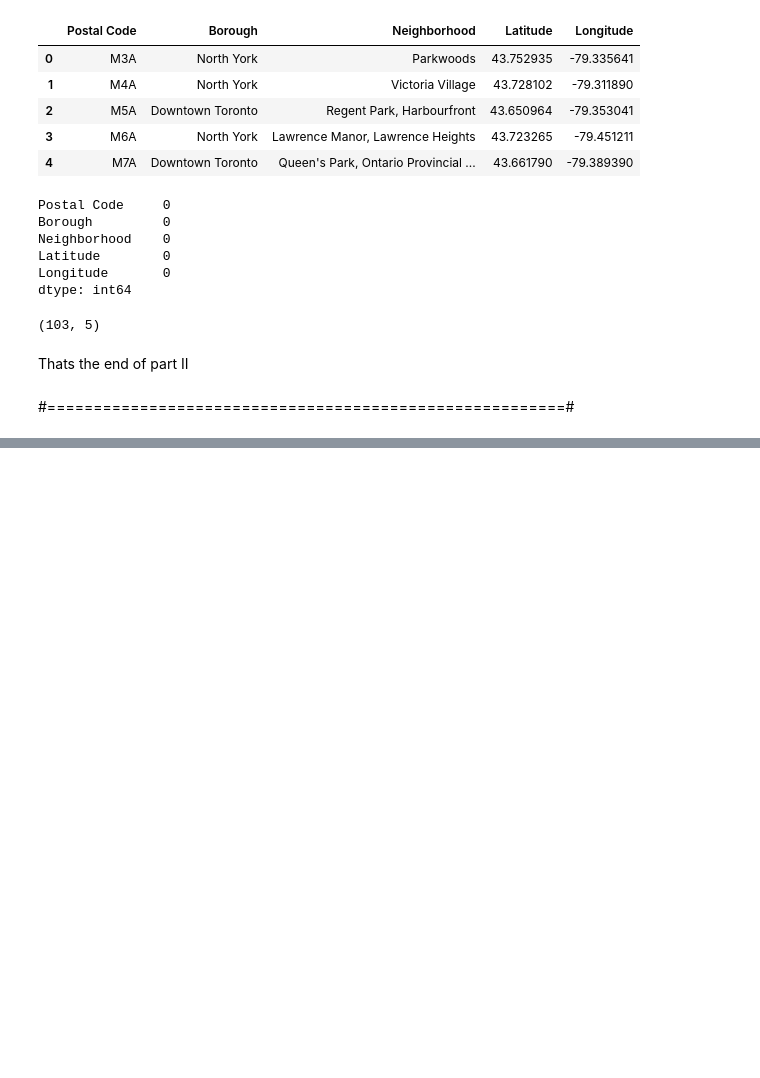
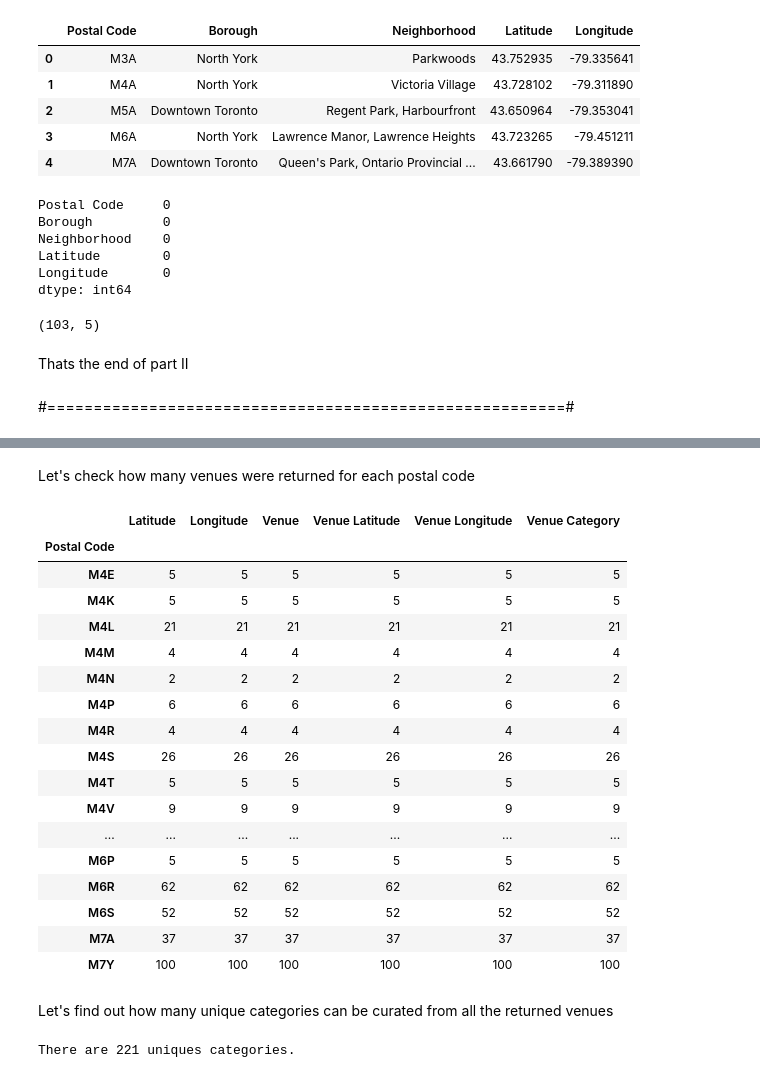
Before and after one commit to yrangana/Coursera_Capstone, a Jupyter notebook: Neighbourhoods in Toronto.ipynb, the cells around one changed output, grey strips where cells are left out. Saved outputs shown, nothing was run; the diff lists cells and outputs as text; code cells hidden in the pictures; blank space fills up the shorter version.

```diff
--- a/Neighbourhoods in Toronto.ipynb
+++ b/Neighbourhoods in Toronto.ipynb
@@ -116,0 +161,3 @@ Thats the end of part II
+# %%
+Toronto_data = df[df['Borough'].str.contains("Toronto")].reset_index(drop=True)
+Toronto_data.head()
@@ -116,0 +173,18 @@ Thats the end of part II
+# %%
+map_Toronto = folium.Map(location=[latitude, longitude], zoom_start=12)
+
+# add markers to map
+for lat, lng, borough, neighborhood, postalcode in zip(Toronto_data['Latitude'], Toronto_data['Longitude'], Toronto_data['Borough'], Toronto_data['Neighborhood'], Toronto_data['Postal Code']):
+    label = '{}, {}, {}'.format(neighborhood, borough, postalcode)
+    label = folium.Popup(label, parse_html=True)
+    folium.CircleMarker(
+        [lat, lng],
+        radius=5,
+        popup=label,
+        color='blue',
+        fill=True,
+        fill_color='#3fedfd',
+        fill_opacity=0.7,
+        parse_html=False).add_to(map_Toronto)
+
+map_Toronto
@@ -116,0 +195,8 @@ Thats the end of part II
+# %%
+# @hidden_cell
+
+#--hiddden Cell--
+CLIENT_ID = 'JVAJQW02IZA3S0PSEZRKFKYKRCQFUVPRQMOUQXUWZPE3GTTC' # your Foursquare ID
+CLIENT_SECRET = 'GBGDWNUUEVAFGGOLAANN12T1LYOTB5J13HDGE34220E0HN2K' # your Foursquare Secret
+VERSION = '20200531' # Foursquare API version
+LIMIT = 100
@@ -116,0 +247,5 @@ Thats the end of part II
+# %%
+Toronto_venues = getNearbyVenues(postalcode=Toronto_data['Postal Code'],
+                                   latitudes=Toronto_data['Latitude'],
+                                   longitudes=Toronto_data['Longitude']
+                                )
@@ -116,0 +281,29 @@ Thats the end of part II
+# %% [markdown]
+Let's check how many venues were returned for each postal code
+# %%
+Toronto_venues.groupby('Postal Code').count()
+# %% [output]
+|  | Latitude | Longitude | Venue | Venue Latitude | Venue Longitude | Venue Category |
+| Postal Code |  |  |  |  |  |  |
+| M4E | 5 | 5 | 5 | 5 | 5 | 5 |
+| M4K | 5 | 5 | 5 | 5 | 5 | 5 |
+| M4L | 21 | 21 | 21 | 21 | 21 | 21 |
+| M4M | 4 | 4 | 4 | 4 | 4 | 4 |
+| M4N | 2 | 2 | 2 | 2 | 2 | 2 |
+| M4P | 6 | 6 | 6 | 6 | 6 | 6 |
+| M4R | 4 | 4 | 4 | 4 | 4 | 4 |
+| M4S | 26 | 26 | 26 | 26 | 26 | 26 |
+| M4T | 5 | 5 | 5 | 5 | 5 | 5 |
+| M4V | 9 | 9 | 9 | 9 | 9 | 9 |
+| ... | ... | ... | ... | ... | ... | ... |
+| M6P | 5 | 5 | 5 | 5 | 5 | 5 |
+| M6R | 62 | 62 | 62 | 62 | 62 | 62 |
+| M6S | 52 | 52 | 52 | 52 | 52 | 52 |
+| M7A | 37 | 37 | 37 | 37 | 37 | 37 |
+| M7Y | 100 | 100 | 100 | 100 | 100 | 100 |
+# %% [markdown]
+Let's find out how many unique categories can be curated from all the returned venues
+# %%
+print('There are {} uniques categories.'.format(len(Toronto_venues['Venue Category'].unique())))
+# %% [output]
+There are 221 uniques categories.
```
Also changed, not shown: parts of 42 cells of this notebook.
